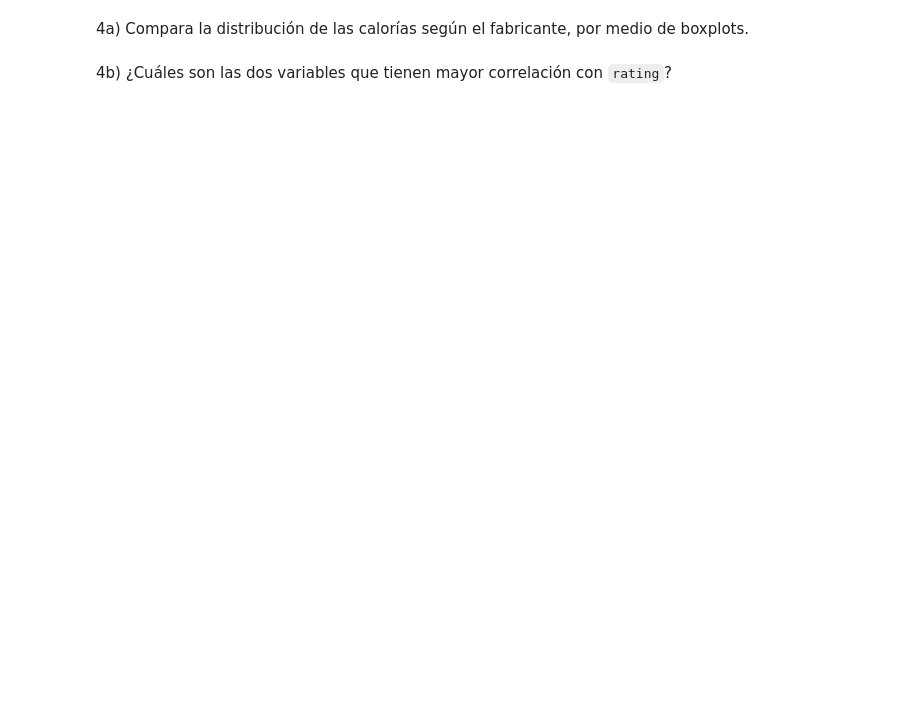
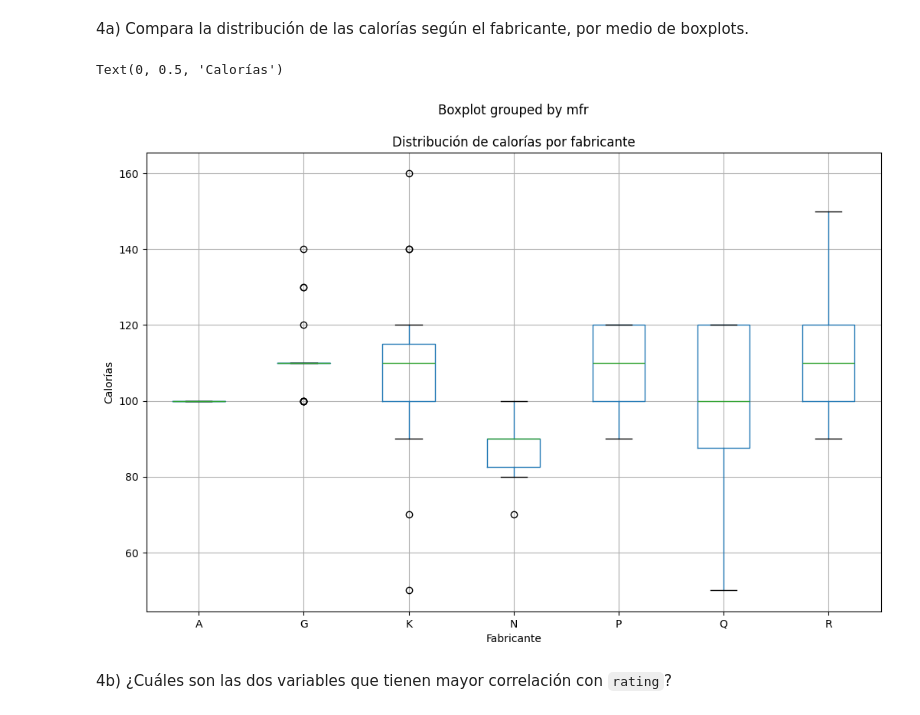
Before and after one commit to CarlosRochaCx/MNA, a Jupyter notebook: Actividad7PCA.ipynb, the cells around one changed output. Cells and saved outputs as stored; diff of their text form; code cells hidden in the pictures; blank space fills up the shorter version.

```diff
--- a/Actividad7PCA.ipynb
+++ b/Actividad7PCA.ipynb
@@ -177,4 +198,12 @@ Total  20  21  36     77
 # %% [markdown]
 4a) Compara la distribución de las calorías según el fabricante, por medio de boxplots.
+# %%
+cereals_df.boxplot(column='calories', by='mfr', figsize=(12, 8))
+plt.title('Distribución de calorías por fabricante')
+plt.xlabel('Fabricante')
+plt.ylabel('Calorías')
+# %% [output]
+Text(0, 0.5, 'Calorías')
+[figure, added]
 # %% [markdown]
 4b) ¿Cuáles son las dos variables que tienen mayor correlación con `rating`?
```
Also changed, not shown: parts of 6 cells of this notebook.
